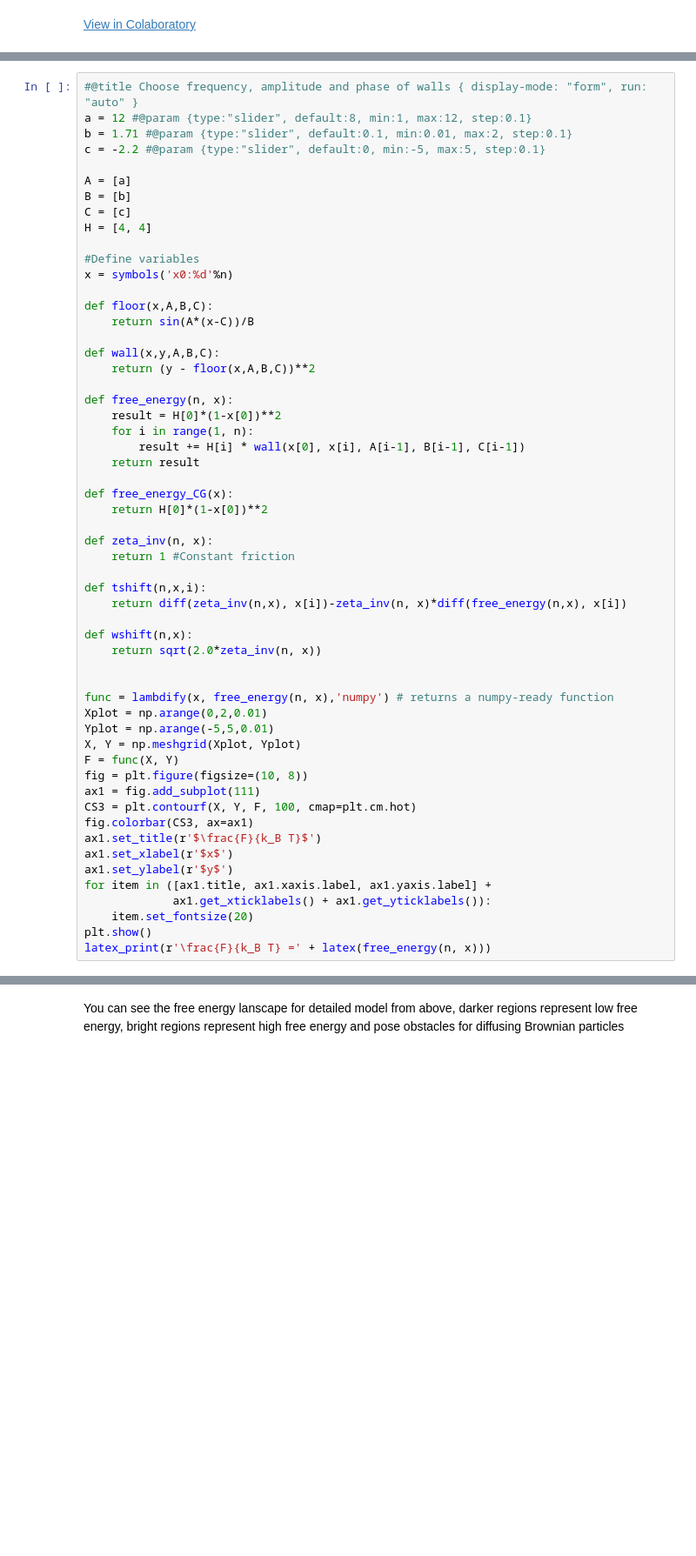
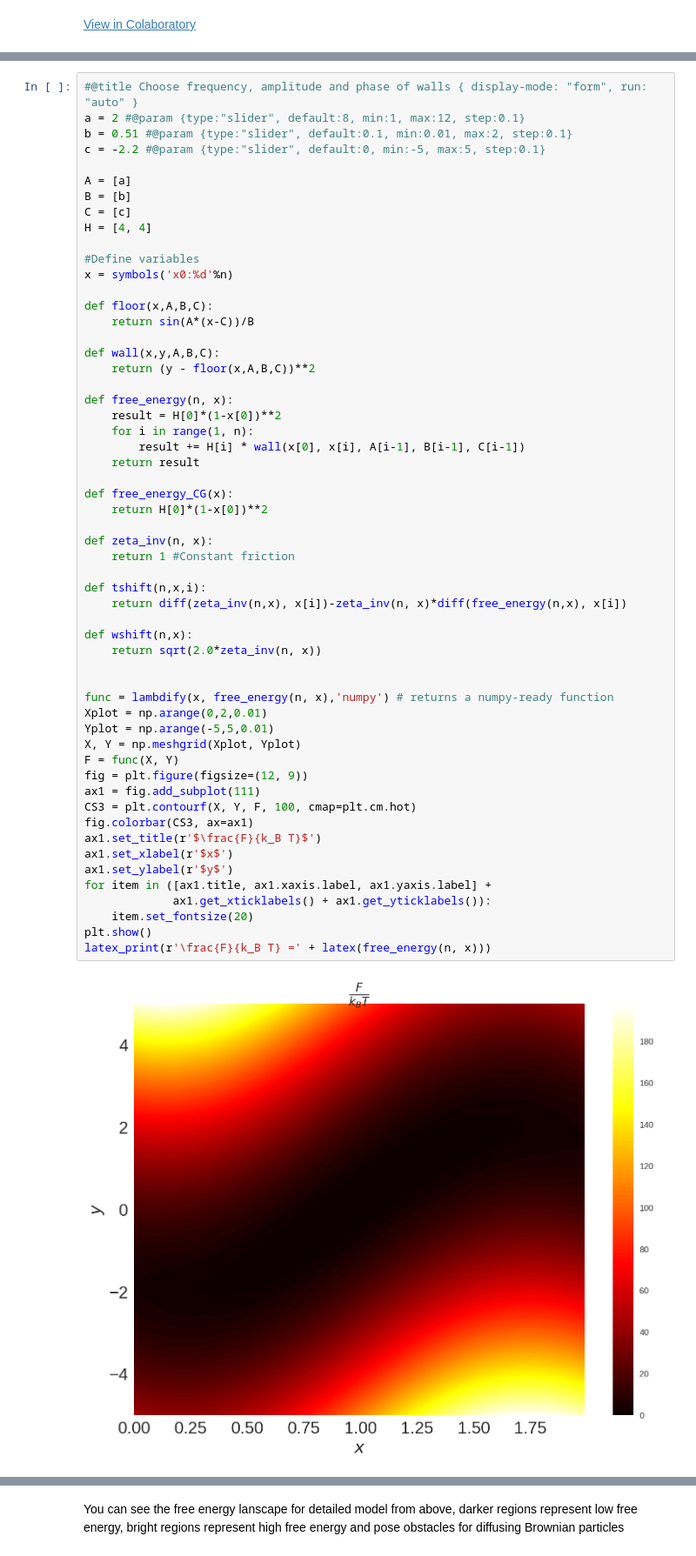
Before and after one commit to ktaletsk/CPF, a Jupyter notebook: 2D_Example/CPF_2D_toy.ipynb, the cells around one changed output, grey strips where cells are left out. Shown at 87% size. Cells and saved outputs as stored; diff of their text form; blank space fills up the shorter version.

```diff
--- a/2D_Example/CPF_2D_toy.ipynb
+++ b/2D_Example/CPF_2D_toy.ipynb
@@ -30,8 +65,8 @@ And friction in the detailed model is the same everywhere:
 You can choose parameters for this system below by draging sliders for $a$, $b$ and $c$
 # %%
 #@title Choose frequency, amplitude and phase of walls { display-mode: "form", run: "auto" }
-a = 12 #@param {type:"slider", default:8, min:1, max:12, step:0.1}
-b = 1.71 #@param {type:"slider", default:0.1, min:0.01, max:2, step:0.1}
+a = 2 #@param {type:"slider", default:8, min:1, max:12, step:0.1}
+b = 0.51 #@param {type:"slider", default:0.1, min:0.01, max:2, step:0.1}
 c = -2.2 #@param {type:"slider", default:0, min:-5, max:5, step:0.1}
 
 A = [a]
@@ -56,31 +91,33 @@ def free_energy(n, x):
 
 def free_energy_CG(x):
     return H[0]*(1-x[0])**2
 
 def zeta_inv(n, x):
     return 1 #Constant friction
 
 def tshift(n,x,i):
     return diff(zeta_inv(n,x), x[i])-zeta_inv(n, x)*diff(free_energy(n,x), x[i])
 
 def wshift(n,x):
     return sqrt(2.0*zeta_inv(n, x))
 
 
 func = lambdify(x, free_energy(n, x),'numpy') # returns a numpy-ready function
 Xplot = np.arange(0,2,0.01)
 Yplot = np.arange(-5,5,0.01)
 X, Y = np.meshgrid(Xplot, Yplot)
 F = func(X, Y)
-fig = plt.figure(figsize=(10, 8))
+fig = plt.figure(figsize=(12, 9))
 ax1 = fig.add_subplot(111)
 CS3 = plt.contourf(X, Y, F, 100, cmap=plt.cm.hot)
 fig.colorbar(CS3, ax=ax1)
 ax1.set_title(r'$\frac{F}{k_B T}$')
 ax1.set_xlabel(r'$x$')
 ax1.set_ylabel(r'$y$')
 for item in ([ax1.title, ax1.xaxis.label, ax1.yaxis.label] +
              ax1.get_xticklabels() + ax1.get_yticklabels()):
     item.set_fontsize(20)
 plt.show()
 latex_print(r'\frac{F}{k_B T} =' + latex(free_energy(n, x)))
+# %% [output]
+[figure, added]
```
Also changed, not shown: parts of 7 cells of this notebook.
